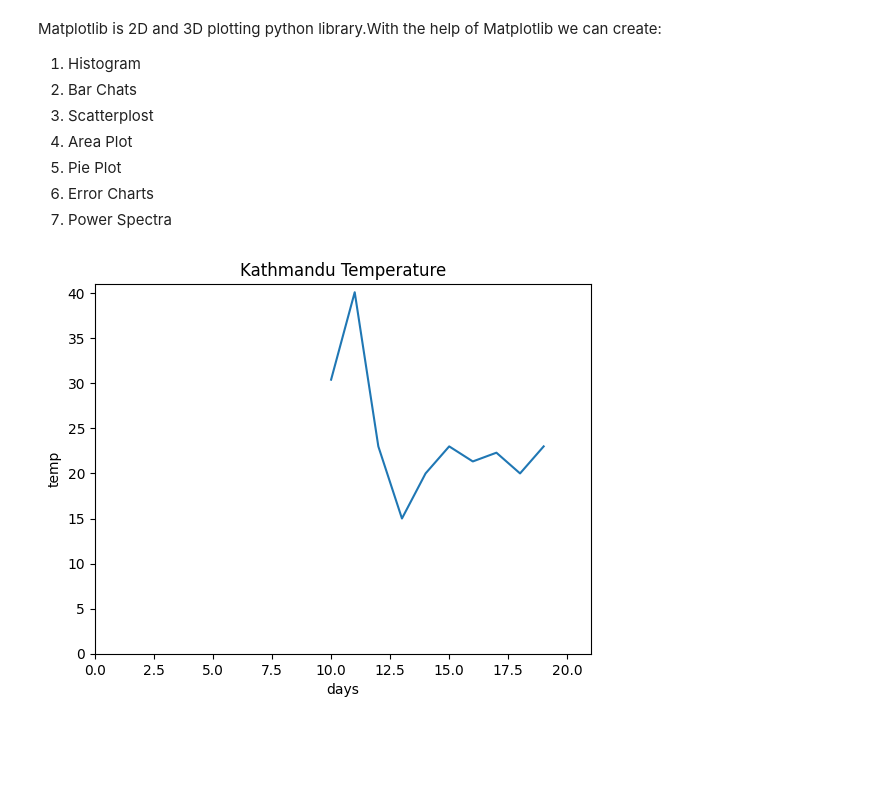
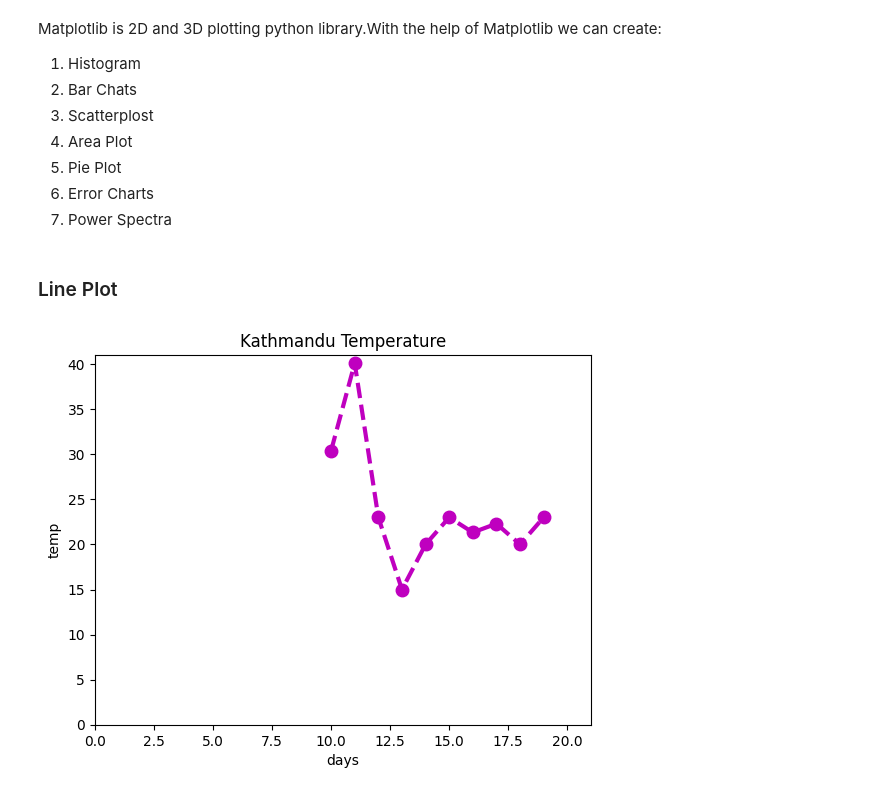
Before and after one commit to Anjila21/Python_Basic_Advance, a Jupyter notebook: Matplotlib.ipynb, the cells around one changed output. Drawn from its saved outputs; the diff is of its cells as text; code cells hidden in the pictures; blank space fills up the shorter version.

```diff
--- a/Matplotlib.ipynb
+++ b/Matplotlib.ipynb
@@ -7,6 +7,8 @@ Matplotlib is 2D and 3D plotting python library.With the help of Matplotlib we c
 5. Pie Plot
 6. Error Charts
 7. Power Spectra
+# %% [markdown]
+### Line Plot
 # %%
 import matplotlib.pyplot as plt
 import pandas as pd
@@ -14,11 +16,11 @@ import numpy as np
 # %%
 days = np.arange(10,20)
 temp = [30.4,40.1,23,15,20,23,21.33,22.3,20,23]
-plt.plot(days,temp)
+plt.plot(days,temp,color="m",marker='o',linestyle='--',linewidth=3,markersize=9)
 plt.axis([0,21,0,41])  #To define starting and ending point of the graph
 plt.title("Kathmandu Temperature")  #To give title
 plt.xlabel("days")   # To give name to x-axis
-plt.ylabel("temp")  #To give name to y-axis
+plt.ylabel("temp")  #To give name to y-axisk
 plt.show()
 # %% [output]
-[figure, old version]
+[figure, new version]
```
Also changed, not shown: parts of 5 cells of this notebook.
